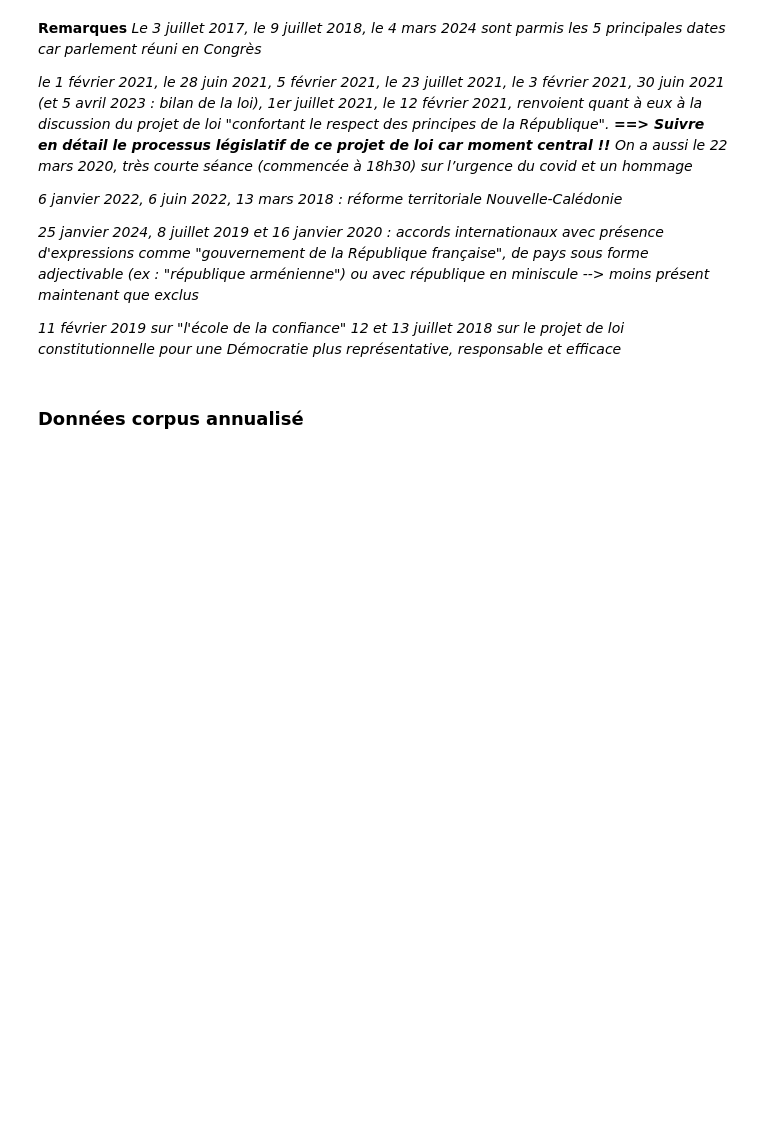
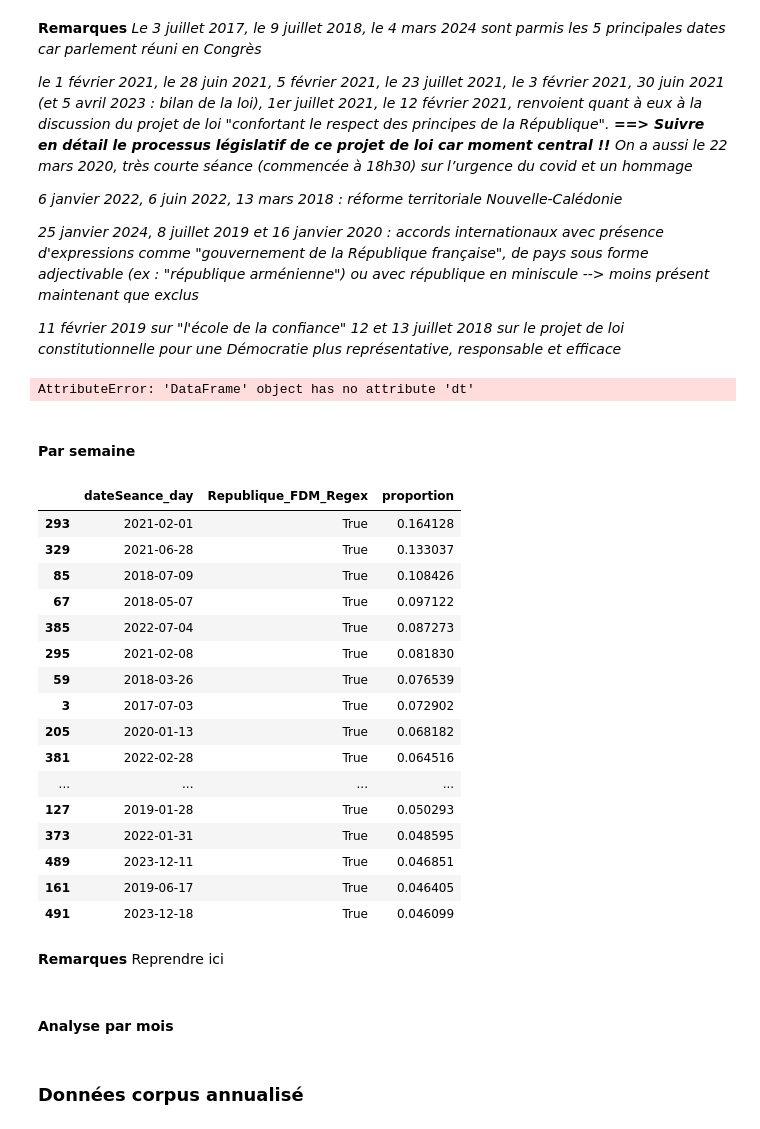
Before and after one commit to Matthias-Levalet/republique-cest-quoi, a Jupyter notebook: exploration/4- Analysis %.ipynb, the cells around one changed output. Drawn from its saved outputs; the diff is of its cells as text; code cells hidden in the pictures; blank space fills up the shorter version.

Commit message:
Avancées analyses

```diff
--- a/exploration/4- Analysis %.ipynb
+++ b/exploration/4- Analysis %.ipynb
@@ -131,6 +98,83 @@ fig_daily = px.line(
 )
 
 fig_daily.show()
+# %%
+# Graphique pour visibiliser le pic de début février
+
+# Grouper par jour
+df_daily = (
+    df.groupby(df["dateSeance_day"].dt.date)["Republique_FDM_Regex"]
+    .value_counts(normalize=True)  # calcule directement les proportions
+    .rename("proportion")
+    .reset_index()
+)
+
+# Transformer la période en datetime (pour l'axe X)
+df_daily["dateSeance_day"] = df_daily["dateSeance_day"].dt.to_timestamp()
+
+# Garder True uniquement
+df_daily_true = df_daily[df_daily["Republique_FDM_Regex"] == True]
+
+# Choisir une année
+annee = 2021
+
+# Filtrer le DataFrame sur l'année choisie
+df_annee_mois = df_daily_true[df_daily_true["dateSeance_day"].dt.year == annee]
+
+# Graphique
+fig_annee_mois = px.bar(
+    df_annee_mois,
+    x="dateSeance_day",
+    y="proportion",
+    title="Proportion occurrences de la 'République' par jours en 2021",
+    labels={"proportion": "% des occurences par jour", "dateSeance_day": "Jours"},
+    template="plotly_white",
+)
+
+fig_annee_mois.show()
+# %% [output]
+AttributeError: 'DataFrame' object has no attribute 'dt'
+# %% [markdown]
+#### Par semaine
+# %%
+# Grouper par semaine
+df_weekly = (
+    df.groupby(df["dateSeance_day"].dt.to_period("W"))["Republique_FDM_Regex"]
+    .value_counts(normalize=True)
+    .rename("proportion")
+    .reset_index()
+)
+
+# Transformer la période en datetime (pour l'axe X)
+df_weekly["dateSeance_day"] = df_weekly["dateSeance_day"].dt.to_timestamp()
+
+# Garder True uniquement
+df_weekly_true = df_weekly[df_weekly["Republique_FDM_Regex"] == True]
+
+# aficher les 25 dates les plus fréquentes sous forme de tableau
+table = df_weekly_true.sort_values("proportion", ascending=False).head(20)
+table
+# %% [output]
+|  | dateSeance_day | Republique_FDM_Regex | proportion |
+| 293 | 2021-02-01 | True | 0.164128 |
+| 329 | 2021-06-28 | True | 0.133037 |
+| 85 | 2018-07-09 | True | 0.108426 |
+| 67 | 2018-05-07 | True | 0.097122 |
+| 385 | 2022-07-04 | True | 0.087273 |
+| 295 | 2021-02-08 | True | 0.081830 |
+| 59 | 2018-03-26 | True | 0.076539 |
+| 3 | 2017-07-03 | True | 0.072902 |
+| 205 | 2020-01-13 | True | 0.068182 |
+| 381 | 2022-02-28 | True | 0.064516 |
+| ... | ... | ... | ... |
+| 127 | 2019-01-28 | True | 0.050293 |
+| 373 | 2022-01-31 | True | 0.048595 |
+| 489 | 2023-12-11 | True | 0.046851 |
+| 161 | 2019-06-17 | True | 0.046405 |
+| 491 | 2023-12-18 | True | 0.046099 |
+# %% [markdown]
+**Remarques**
+Reprendre ici
 # %%
 # Grouper par semaine
 df_weekly = (
@@ -157,6 +201,8 @@ fig_weekly = px.bar(
 )
 
 fig_weekly.show()
+# %% [markdown]
+#### Analyse par mois
 # %%
 # Grouper par mois
 df_monthly = (
```
Also changed, not shown: parts of 3 cells of this notebook, 3 other files.
